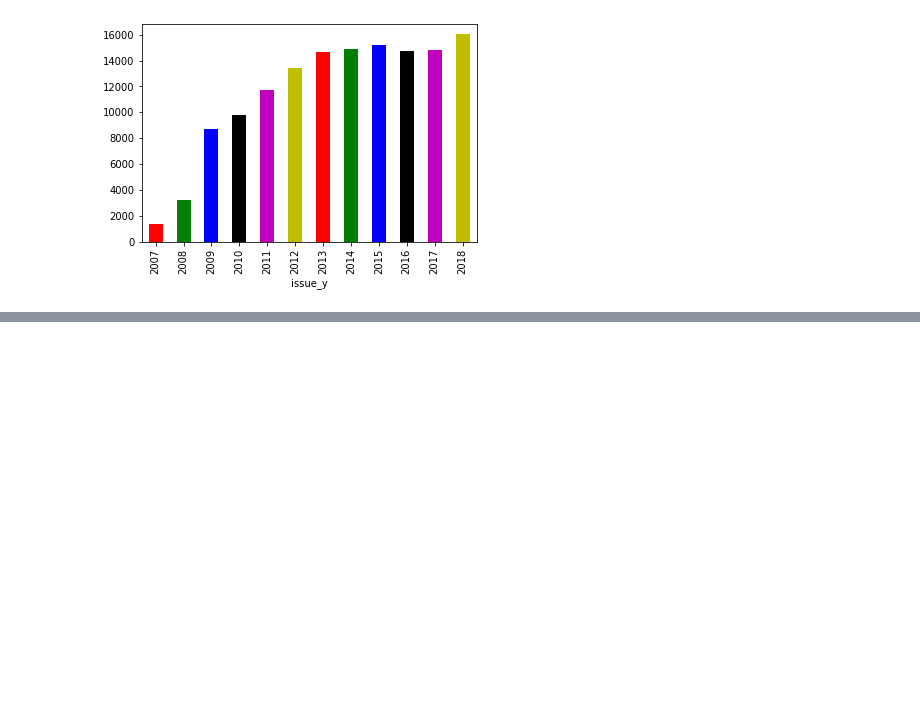
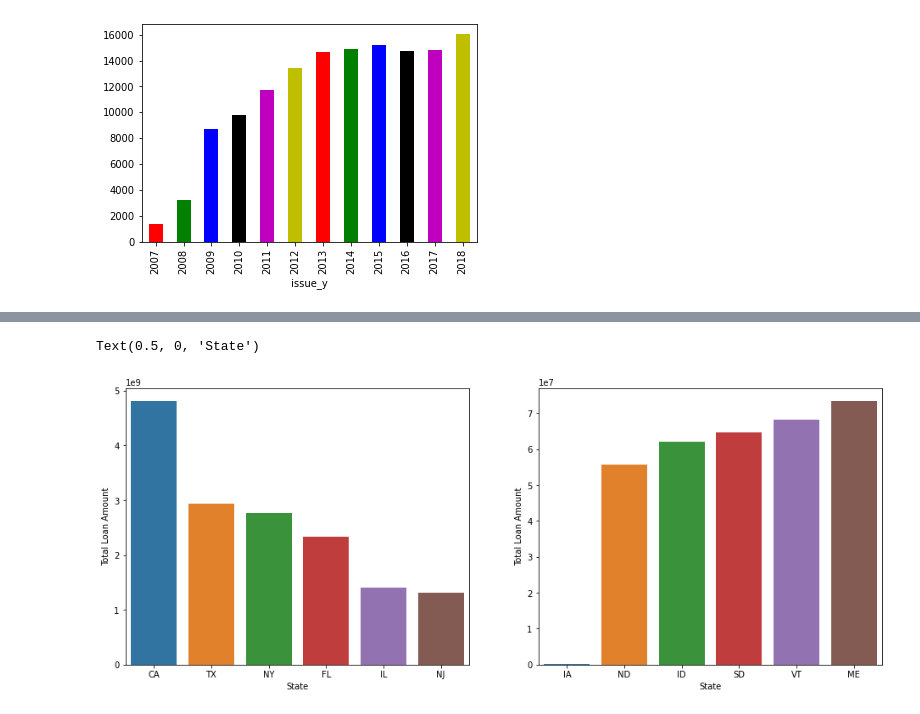
Before and after one commit to chihongtao91/loan_prediction, a Jupyter notebook: data_exploration.ipynb, the cells around one changed output, grey strips where cells are left out. Cells and saved outputs as stored; diff of their text form; code cells hidden in the pictures; blank space fills up the shorter version.

```diff
--- a/data_exploration.ipynb
+++ b/data_exploration.ipynb
@@ -89,0 +125,17 @@ df.groupby('issue_y')['funded_amnt_inv'].mean().plot(kind='bar',color=['r', 'g',
+# %%
+df['full_date'] = pd.to_datetime(df['issue_d'], format='%b-%Y', errors='coerce')
+
+# Examine which state has the highest & lowest amount of loan in total
+group_date = df.groupby(['addr_state'],as_index=False)['loan_amnt'].sum()
+top_6_states = group_date.sort_values('loan_amnt',ascending=False).iloc[0:6]
+btm_6_states = group_date.sort_values('loan_amnt').iloc[0:6]
+fig, axs = plt.subplots(1,2, figsize=(16,6))
+sns.barplot(x='addr_state', y='loan_amnt',data=top_6_states, ax=axs[0])
+sns.barplot(x='addr_state', y='loan_amnt',data=btm_6_states, ax=axs[1])
+axs[0].set_ylabel("Total Loan Amount")
+axs[0].set_xlabel("State")
+axs[1].set_ylabel("Total Loan Amount")
+axs[1].set_xlabel("State")
+# %% [output]
+Text(0.5, 0, 'State')
+[figure, added]
```
Also changed, not shown: parts of 20 cells of this notebook, 1 other file.
